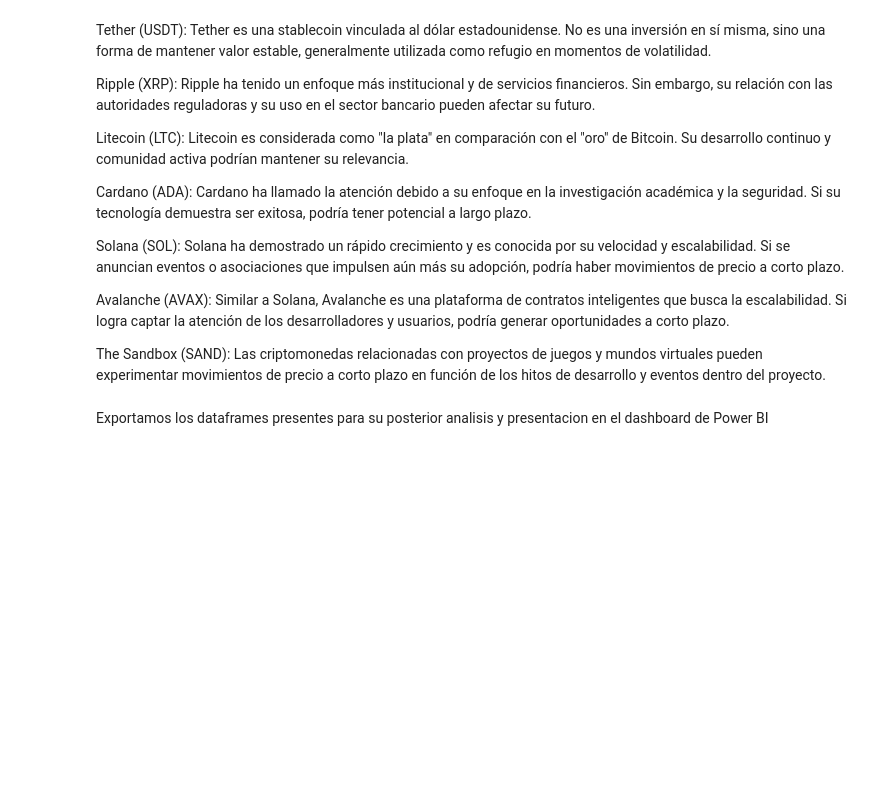
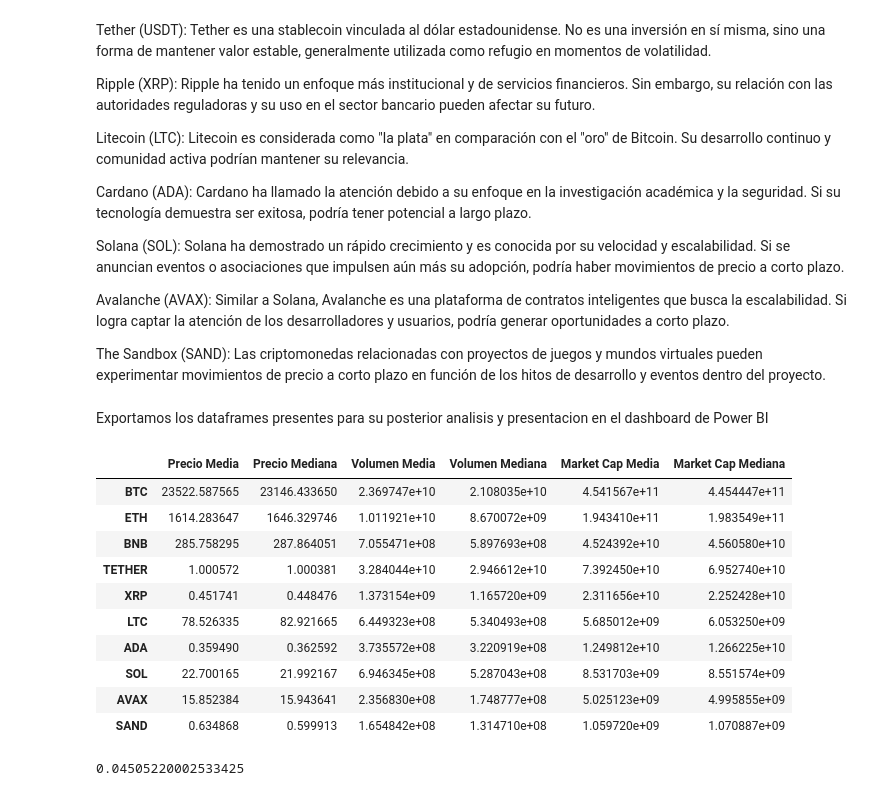
Before and after one commit to Carlit0sCDC/PI2-criptomonedas-carlos, a Jupyter notebook: EDA criptos.ipynb, the cells around one changed output. Cells and saved outputs as stored; diff of their text form; code cells hidden in the pictures; blank space fills up the shorter version.

```diff
--- a/EDA criptos.ipynb
+++ b/EDA criptos.ipynb
@@ -1682,0 +1650,14 @@ Exportamos los dataframes presentes para su posterior analisis y presentacion en
+# %%
+summary_df
+# %% [output]
+|  | Precio Media | Precio Mediana | Volumen Media | Volumen Mediana | Market Cap Media | Market Cap Mediana |
+| BTC | 23522.587565 | 23146.433650 | 2.369747e+10 | 2.108035e+10 | 4.541567e+11 | 4.454447e+11 |
+| ETH | 1614.283647 | 1646.329746 | 1.011921e+10 | 8.670072e+09 | 1.943410e+11 | 1.983549e+11 |
+| BNB | 285.758295 | 287.864051 | 7.055471e+08 | 5.897693e+08 | 4.524392e+10 | 4.560580e+10 |
+| TETHER | 1.000572 | 1.000381 | 3.284044e+10 | 2.946612e+10 | 7.392450e+10 | 6.952740e+10 |
+| XRP | 0.451741 | 0.448476 | 1.373154e+09 | 1.165720e+09 | 2.311656e+10 | 2.252428e+10 |
+| LTC | 78.526335 | 82.921665 | 6.449323e+08 | 5.340493e+08 | 5.685012e+09 | 6.053250e+09 |
+| ADA | 0.359490 | 0.362592 | 3.735572e+08 | 3.220919e+08 | 1.249812e+10 | 1.266225e+10 |
+| SOL | 22.700165 | 21.992167 | 6.946345e+08 | 5.287043e+08 | 8.531703e+09 | 8.551574e+09 |
+| AVAX | 15.852384 | 15.943641 | 2.356830e+08 | 1.748777e+08 | 5.025123e+09 | 4.995855e+09 |
+| SAND | 0.634868 | 0.599913 | 1.654842e+08 | 1.314710e+08 | 1.059720e+09 | 1.070887e+09 |
@@ -1682,0 +1675,4 @@ Exportamos los dataframes presentes para su posterior analisis y presentacion en
+# %%
+eth_df['market_cap_pct_change'].mean()
+# %% [output]
+0.04505220002533425
```
Also changed, not shown: parts of 43 cells of this notebook, 12 other files.
